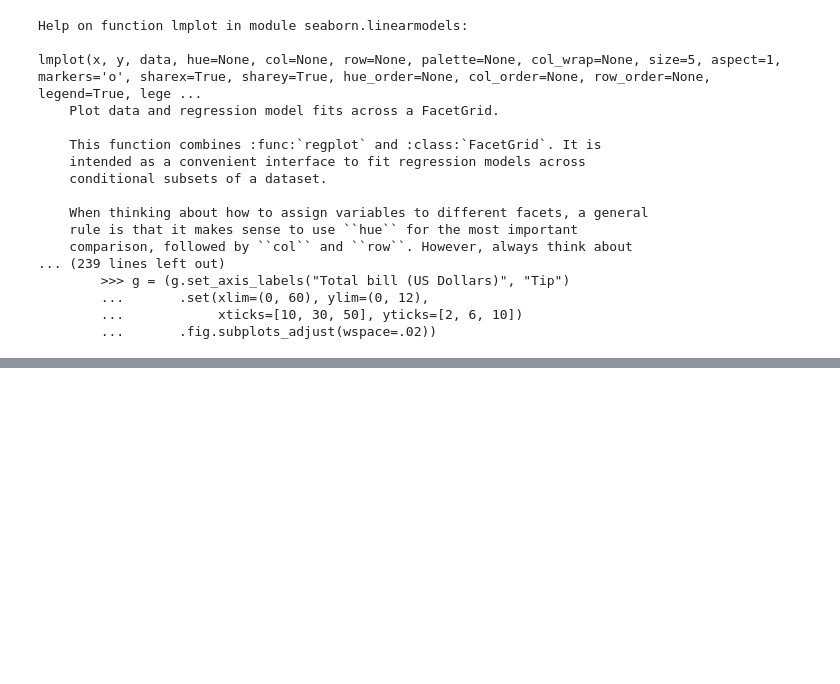
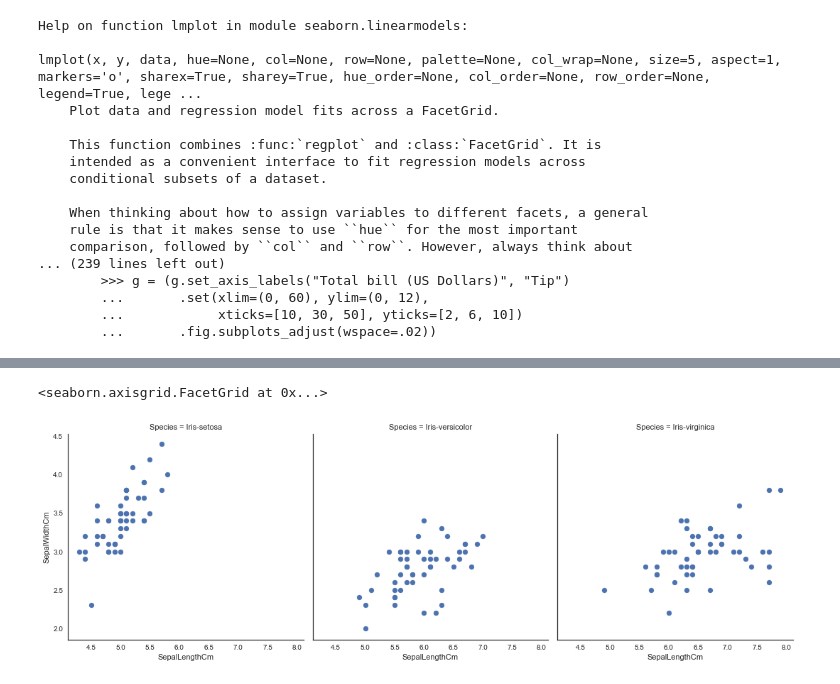
Before and after one commit to hendryliu/iris-dataset, a Jupyter notebook: Iris_trial.ipynb, the cells around one changed output, grey strips where cells are left out. Drawn from its saved outputs; the diff is of its cells as text; code cells hidden in the pictures; blank space fills up the shorter version.

```diff
--- a/Iris_trial.ipynb
+++ b/Iris_trial.ipynb
@@ -120,0 +136,7 @@ lmplot(x, y, data, hue=None, col=None, row=None, palette=None, col_wrap=None, si
+# %%
+sns.FacetGrid(iris, col="Species", size=5) \
+.map(plt.scatter, "SepalLengthCm", "SepalWidthCm") \
+.add_legend()
+# %% [output]
+<seaborn.axisgrid.FacetGrid at 0x...>
+[figure, added]
```
Also changed, not shown: parts of 11 cells of this notebook, 1 other file.
